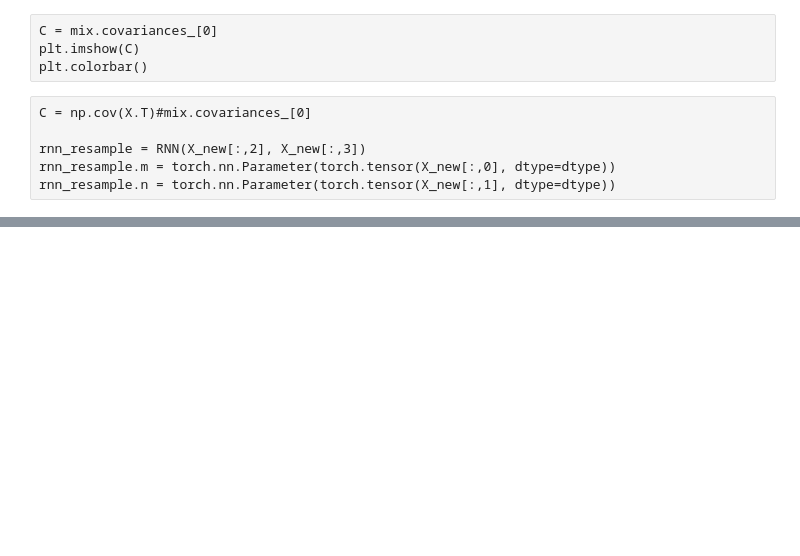
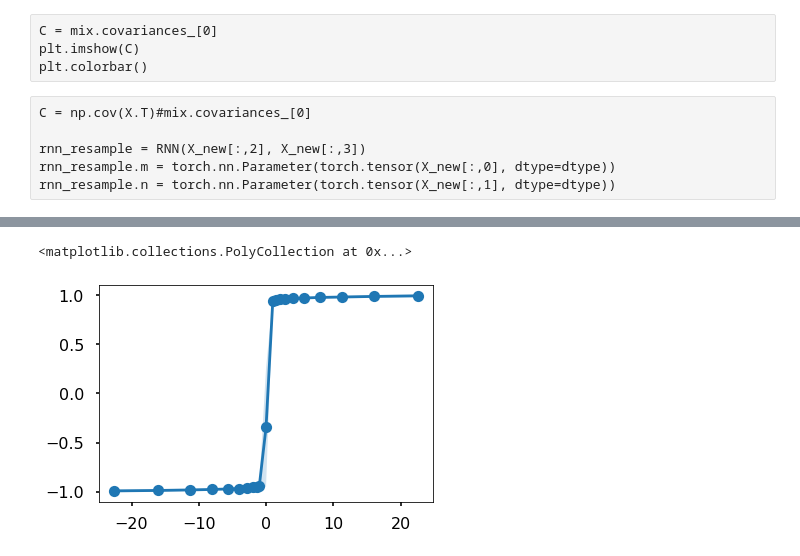
Before and after one commit to JoramKeijser/low_rank, a Jupyter notebook: notebooks/decision_making.ipynb, the cells around one changed output, grey strips where cells are left out. Cells and saved outputs as stored; diff of their text form; code cells hidden in the pictures; blank space fills up the shorter version.

Commit message:
Adds psychometric curve of resampled network

```diff
--- a/notebooks/decision_making.ipynb
+++ b/notebooks/decision_making.ipynb
@@ -286,0 +287,19 @@ plt.tight_layout()
+# %%
+outs = []
+outs_std = []
+us = list(np.unique(np.array([-1, 1])[:,None] * 2**np.arange(0, 5, )[None]))
+us.append(0)
+us = np.sort(us)
+for u in us:
+    inputs, outputs = make_input(I, u_set = [u])
+    with torch.no_grad():
+        x, z = rnn_resample(inputs)
+    outs.append(z[:,-15:].mean())
+    outs_std.append(z[:,-15:].std())
+outs = np.array(outs)
+outs_std = np.array(outs_std)
+plt.plot(us, outs, 'o-')
+plt.fill_between(us, outs - outs_std, outs + outs_std, alpha=0.2)
+# %% [output]
+<matplotlib.collections.PolyCollection at 0x...>
+[figure, added]
```
Also changed, not shown: parts of 2 cells of this notebook.
